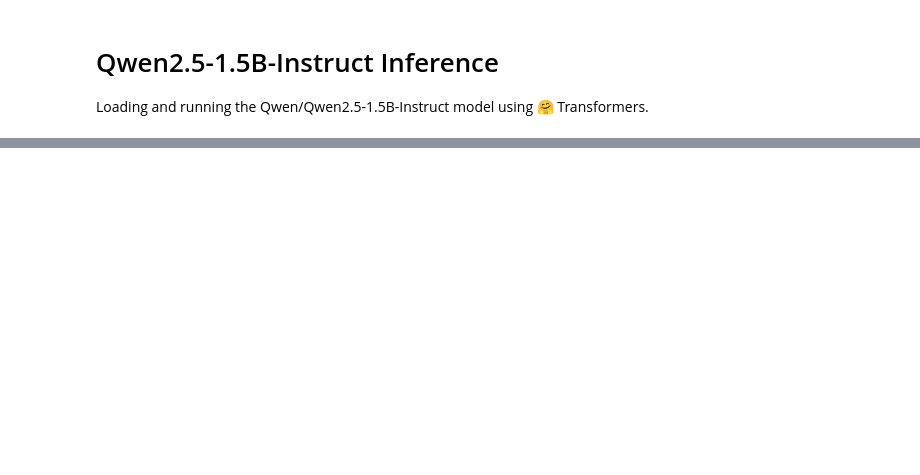
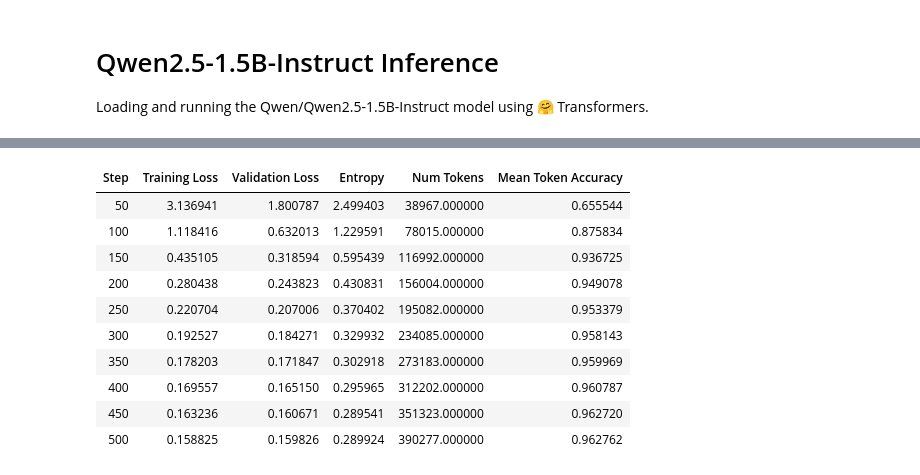
Before and after one commit to lior-alafi/LLM_course, a Jupyter notebook: ex2/qwen_FineTune.ipynb, the cells around one changed output, grey strips where cells are left out. Saved outputs shown, nothing was run; the diff lists cells and outputs as text; code cells hidden in the pictures; blank space fills up the shorter version.

```diff
--- a/ex2/qwen_FineTune.ipynb
+++ b/ex2/qwen_FineTune.ipynb
@@ -24,11 +28,0 @@ model, tokenizer = setup_chat_format(model=model, tokenizer=tokenizer)
-# %%
-def format_prompts(batch):
-    formatted_texts = []
-    # Iterate through the batch of examples
-    for q, a in zip(batch["question"], batch["answer_heb"]):
-        # Create a structured prompt text
-        text = f"### Instruction:\n{q}\n\n### Response:\n{a}"
-        formatted_texts.append(text)
-
-    # Return a dictionary with a single key containing the list of formatted strings
-    return {"text": formatted_texts}
@@ -54,0 +29,8 @@ peft_config=LoraConfig(
+# %%
+tokenizer = AutoTokenizer.from_pretrained(model_id)
+
+# Qwen uses eos_token as pad — required to avoid warnings
+if tokenizer.pad_token is None:
+    tokenizer.pad_token = tokenizer.eos_token
+tokenizer.model_max_length = 512
+print('Tokenizer loaded ✓')
@@ -79,0 +227,70 @@ trainer.train()
+# %%
+from peft import LoraConfig, get_peft_model, prepare_model_for_kbit_training
+from trl import SFTConfig, SFTTrainer
+from transformers import AutoModelForCausalLM
+import torch
+
+# Your selected best hyperparameters (with r=16 to train ~1.18% of params)
+final_hyperparameters = {
+    'lora_r': 16,
+    'lora_alpha': 32,
+    'lora_dropout': 0.13482101379864803,
+    'learning_rate': 3.48576351528276e-05,
+    'warmup_ratio': 0.06349163207497396,
+    'weight_decay': 0.024825698786720952
+}
+
+# 1. Fresh SFTConfig with WandB disabled and 8-bit optimizer
+final_training_args = SFTConfig(
+    output_dir="/content/drive/MyDrive/Msc/models/Qwen-FT-final",
+    max_steps=500,
+    logging_steps=50,
+    save_steps=100,
+    eval_strategy="steps",
+    eval_steps=50,
+    # fp16=True,
+    # optim="paged_adamw_8bit",  # Added to save memory and avoid scaler issues
+    dataset_text_field="text",
+    report_to="none",  # Explicitly disable wandb
+    learning_rate=final_hyperparameters['learning_rate'],
+    warmup_ratio=final_hyperparameters['warmup_ratio'],
+    weight_decay=final_hyperparameters['weight_decay'],
+)
+
+# 2. Fresh LoRA Config
+final_peft_config = LoraConfig(
+    r=final_hyperparameters['lora_r'],
+    lora_alpha=final_hyperparameters['lora_alpha'],
+    lora_dropout=final_hyperparameters['lora_dropout'],
+    target_modules="all-linear",
+    bias="none",
+    task_type="CAUSAL_LM",
+)
+
+# 3. Fresh Model Initialization
+print("Loading base model in float16...")
+final_base_model = AutoModelForCausalLM.from_pretrained(
+    model_id,
+    quantization_config=bnb_config,
+    device_map="auto",
+    torch_dtype=torch.float16,  # Force float16 to prevent BFloat16 scaler errors
+)
+final_base_model = prepare_model_for_kbit_training(final_base_model)
+final_model = get_peft_model(final_base_model, final_peft_config)
+
+# count_lora_parameters(final_model)
+
+# 4. Fresh SFTTrainer
+final_trainer = SFTTrainer(
+
+    model=final_model,
+    args=final_training_args,
+    train_dataset=formatted_dataset["train"],
+    eval_dataset=formatted_dataset["test"],
+    processing_class=tokenizer,
+)
+
+# 5. Train!
+print("\nStarting final training with new SFTTrainer (WandB disabled)...")
+final_trainer.train()
+# %% [output]
@@ -79,0 +302,11 @@ trainer.train()
+| Step | Training Loss | Validation Loss | Entropy | Num Tokens | Mean Token Accuracy |
+| 50 | 3.136941 | 1.800787 | 2.499403 | 38967.000000 | 0.655544 |
+| 100 | 1.118416 | 0.632013 | 1.229591 | 78015.000000 | 0.875834 |
+| 150 | 0.435105 | 0.318594 | 0.595439 | 116992.000000 | 0.936725 |
+| 200 | 0.280438 | 0.243823 | 0.430831 | 156004.000000 | 0.949078 |
+| 250 | 0.220704 | 0.207006 | 0.370402 | 195082.000000 | 0.953379 |
+| 300 | 0.192527 | 0.184271 | 0.329932 | 234085.000000 | 0.958143 |
+| 350 | 0.178203 | 0.171847 | 0.302918 | 273183.000000 | 0.959969 |
+| 400 | 0.169557 | 0.165150 | 0.295965 | 312202.000000 | 0.960787 |
+| 450 | 0.163236 | 0.160671 | 0.289541 | 351323.000000 | 0.962720 |
+| 500 | 0.158825 | 0.159826 | 0.289924 | 390277.000000 | 0.962762 |
```
Also changed, not shown: parts of 23 cells of this notebook.
